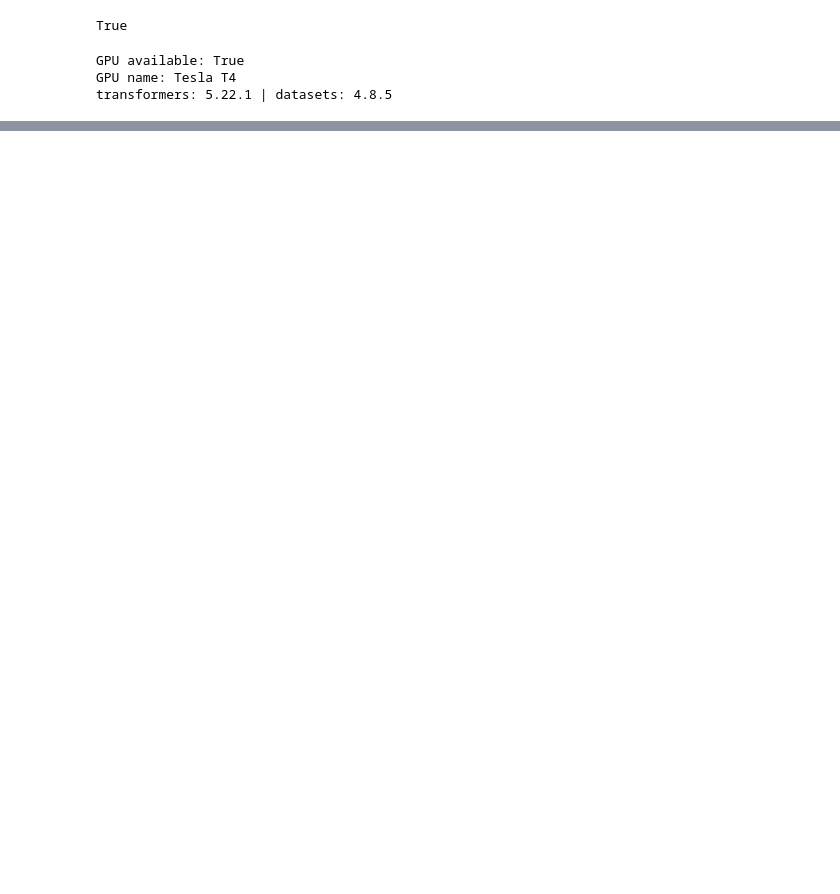
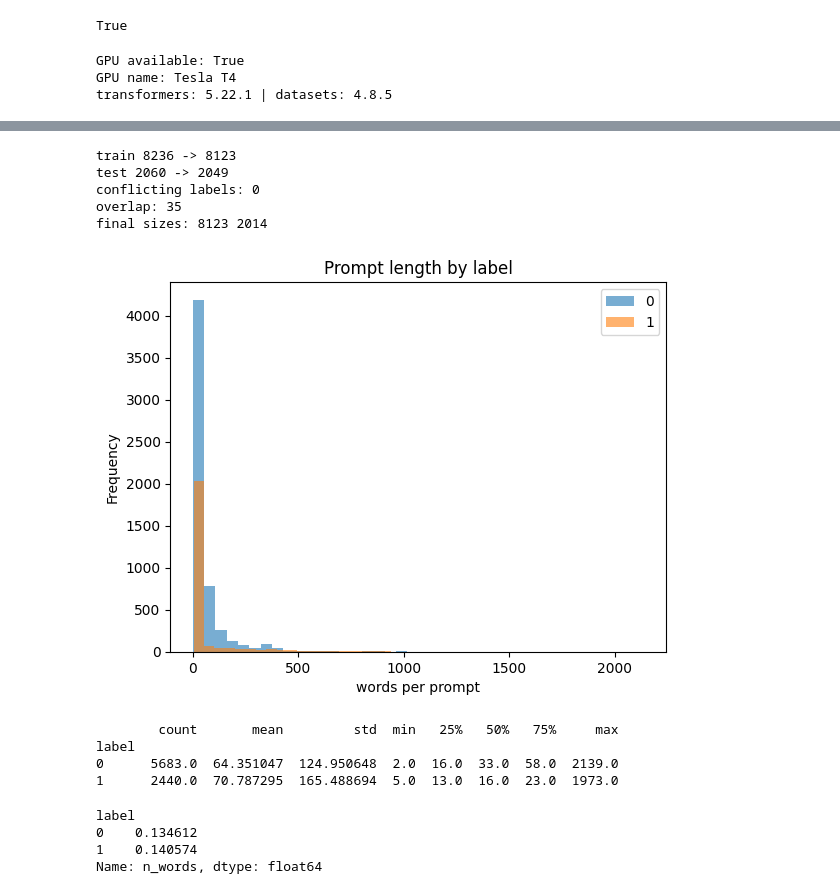
Before and after one commit to amina-cyberr/prompt-injection-detector, a Jupyter notebook: main.ipynb, the cells around one changed output, grey strips where cells are left out. Drawn from its saved outputs; the diff is of its cells as text; code cells hidden in the pictures; blank space fills up the shorter version.

```diff
--- a/main.ipynb
+++ b/main.ipynb
@@ -16,3 +16,14 @@ print("transformers:", transformers.__version__, "| datasets:", datasets.__versi
 GPU available: True
 GPU name: Tesla T4
 transformers: 5.22.1 | datasets: 4.8.5
+# %%
+from datasets import load_dataset
+import pandas as pd
+
+ds = load_dataset("xTRam1/safe-guard-prompt-injection")
+print(ds)   # shows the splits and their sizes
+
+train_df = ds["train"].to_pandas()
+test_df  = ds["test"].to_pandas()
+print(train_df.shape, test_df.shape)
+print(train_df.columns.tolist())
@@ -18,0 +70,44 @@ transformers: 5.22.1 | datasets: 4.8.5
+# %%
+# 1. remove empty text and duplicates
+for name, df in [("train", train_df), ("test", test_df)]:
+    before = len(df)
+    df.dropna(subset=["text", "label"], inplace=True)
+    df.drop_duplicates(subset="text", inplace=True)
+    df.reset_index(drop=True, inplace=True)
+    print(name, before, "->", len(df))
+
+# 2. same text with two different labels? (a data error)
+conflict = train_df.groupby("text")["label"].nunique()
+print("conflicting labels:", (conflict > 1).sum())
+
+# 3. leakage check: same text in train and test
+overlap = set(train_df["text"]) & set(test_df["text"])
+print("overlap:", len(overlap))
+test_df = test_df[~test_df["text"].isin(overlap)].reset_index(drop=True)
+print("final sizes:", len(train_df), len(test_df))
+# %% [output]
+train 8236 -> 8123
+test 2060 -> 2049
+conflicting labels: 0
+overlap: 35
+final sizes: 8123 2014
+# %%
+import matplotlib.pyplot as plt
+train_df["n_words"] = train_df["text"].str.split().str.len()
+train_df.groupby("label")["n_words"].plot(kind="hist", bins=40, alpha=0.6, legend=True)
+plt.xlabel("words per prompt"); plt.title("Prompt length by label")
+plt.show()
+print(train_df.groupby("label")["n_words"].describe())
+# %% [output]
+[figure, added]
+        count       mean         std  min   25%   50%   75%     max
+label
+0      5683.0  64.351047  124.950648  2.0  16.0  33.0  58.0  2139.0
+1      2440.0  70.787295  165.488694  5.0  13.0  16.0  23.0  1973.0
+# %%
+print((train_df["n_words"] > 100).groupby(train_df["label"]).mean())
+# %% [output]
+label
+0    0.134612
+1    0.140574
+Name: n_words, dtype: float64
```
Also changed, not shown: parts of 4 cells of this notebook.
